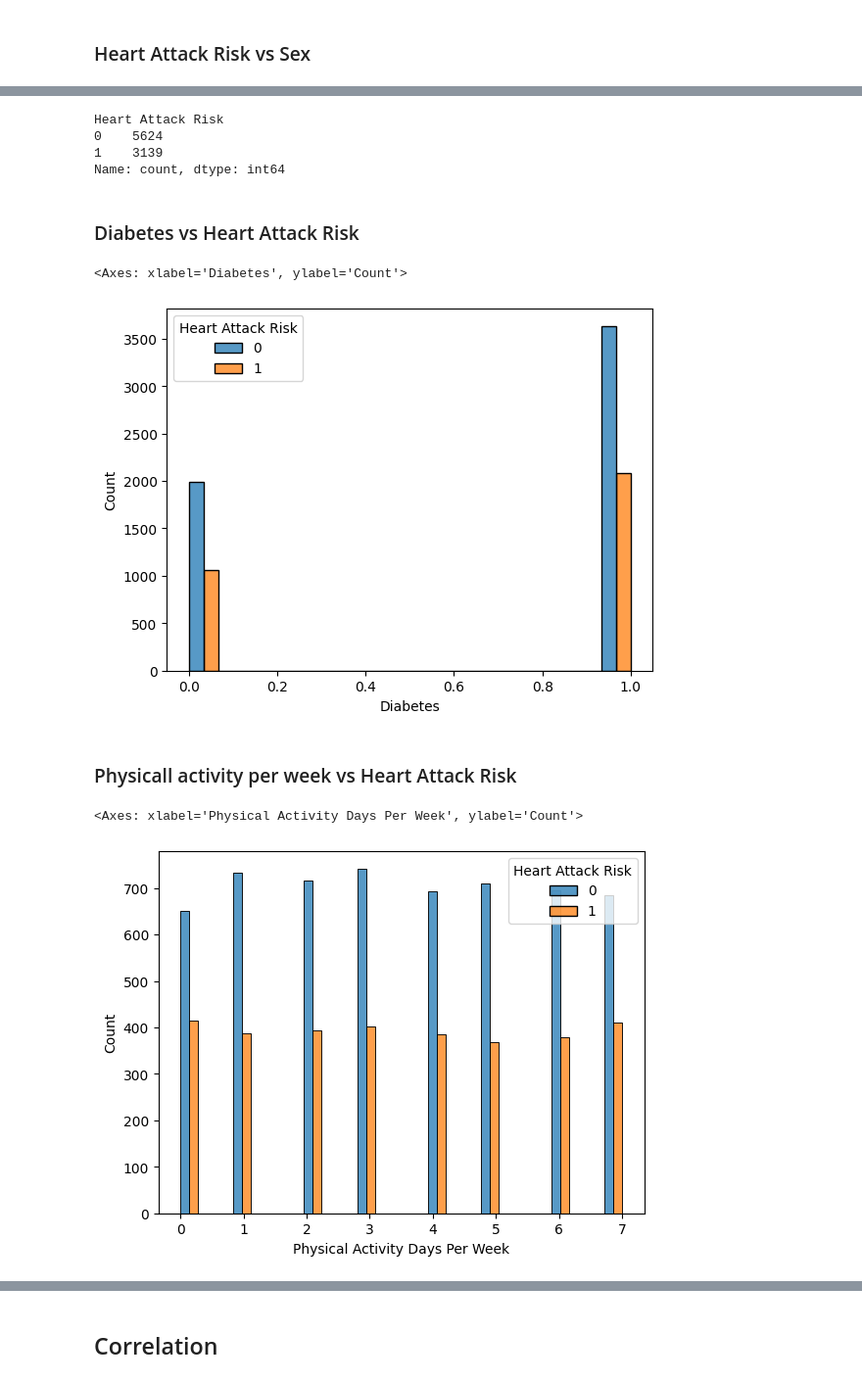
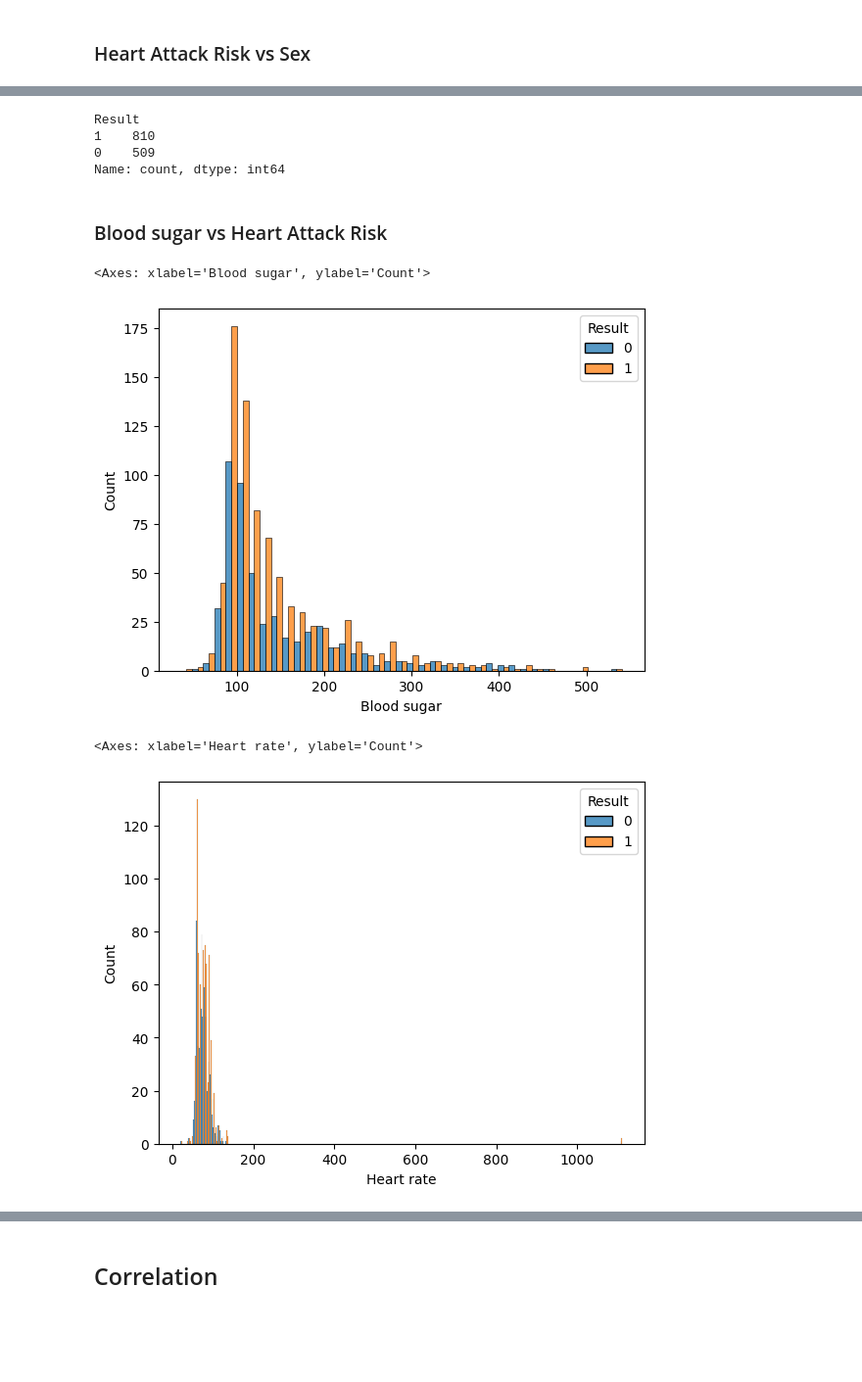
Before and after one commit to vivekpatel99/heart-attack-predictor, a Jupyter notebook: notebooks/01_exploratory_data_analysis.ipynb, the cells around one changed output, grey strips where cells are left out. Shown at 98% size. Saved outputs shown, nothing was run; the diff lists cells and outputs as text; code cells hidden in the pictures; blank space fills up the shorter version.

```diff
--- a/notebooks/01_exploratory_data_analysis.ipynb
+++ b/notebooks/01_exploratory_data_analysis.ipynb
@@ -43,7 +46,7 @@ warnings.filterwarnings("ignore")
 # %% [markdown]
 ## Paths
 # %%
-DATASET = "../data/heart_attack_prediction_dataset.csv"
+DATASET = "../data/Medicaldataset.csv"
 # %% [markdown]
 ## Load Data
 # %%
@@ -123 +118,3 @@ Heart Attack Risk                  0
 dtype: int64
+# %%
+df.Result = df.Result.map({"negative": 0, "positive": 1})
@@ -230,21 +192,19 @@ it seems, smockers have drastically increase in Heart attack risk than non-smock
 # %%
-df["Heart Attack Risk"].value_counts()
+df.Result.value_counts()
 # %% [output]
-Heart Attack Risk
-0    5624
-1    3139
+Result
+1    810
+0    509
 Name: count, dtype: int64
 # %% [markdown]
-### Diabetes vs Heart Attack Risk
+### Blood sugar vs Heart Attack Risk
 # %%
-sns.histplot(df, x="Diabetes", hue="Heart Attack Risk", multiple="dodge")
+sns.histplot(df, x="Blood sugar", hue="Result", multiple="dodge")
 # %% [output]
-<Axes: xlabel='Diabetes', ylabel='Count'>
+<Axes: xlabel='Blood sugar', ylabel='Count'>
-[figure, old version]
+[figure, new version]
-# %% [markdown]
-### Physicall activity per week vs Heart Attack Risk
 # %%
-sns.histplot(df, x="Physical Activity Days Per Week", hue="Heart Attack Risk", multiple="dodge")
+sns.histplot(df, x="Heart rate", hue="Result", multiple="dodge")
 # %% [output]
-<Axes: xlabel='Physical Activity Days Per Week', ylabel='Count'>
+<Axes: xlabel='Heart rate', ylabel='Count'>
-[figure, old version]
+[figure, new version]
```
Also changed, not shown: parts of 48 cells of this notebook, 4 other files.
